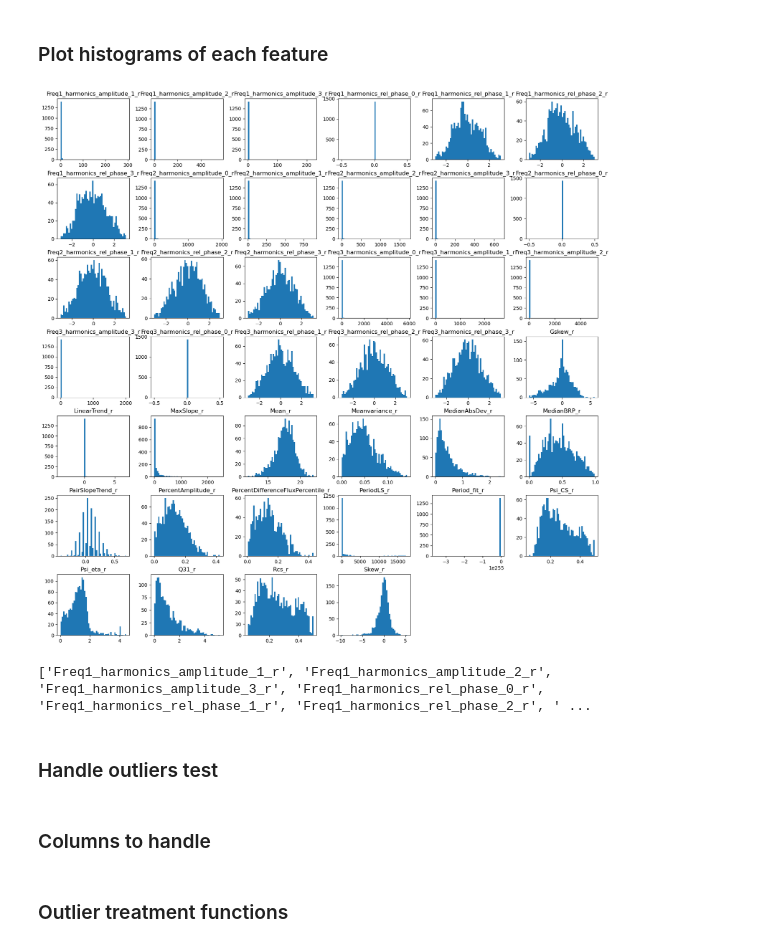
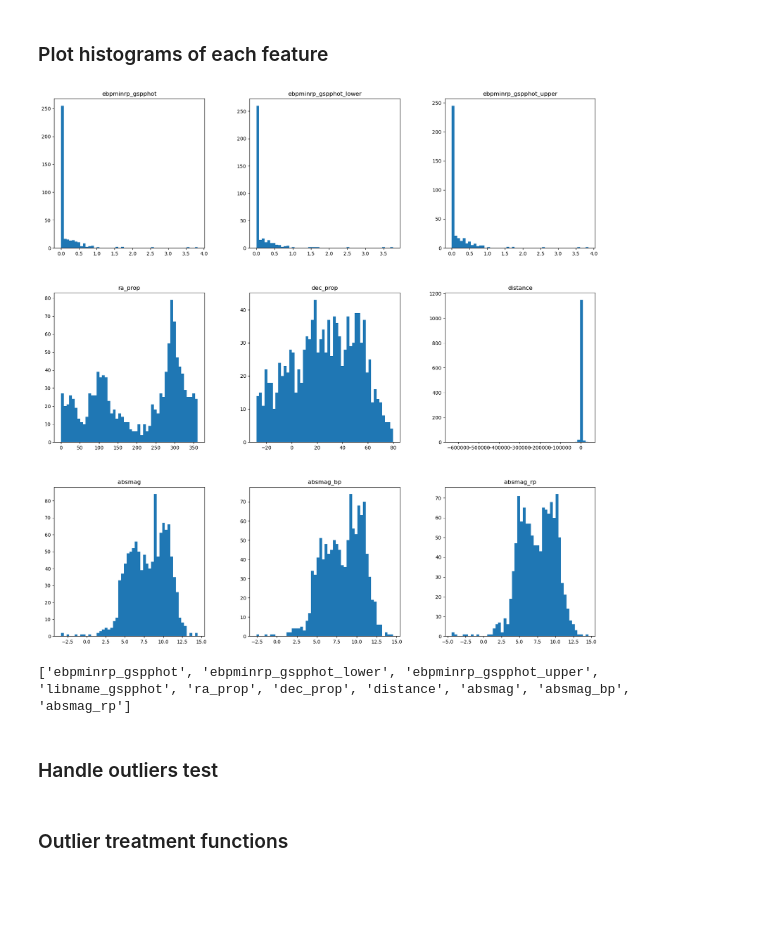
Before and after one commit to dharmesh1007/ZTF_code, a Jupyter notebook: source/3_feature_testing.ipynb, the cells around one changed output. Saved outputs shown, nothing was run; the diff lists cells and outputs as text; code cells hidden in the pictures; blank space fills up the shorter version.

```diff
--- a/source/3_feature_testing.ipynb
+++ b/source/3_feature_testing.ipynb
@@ -352,27 +317,25 @@ clr_faint 0.5771566459939291
 # %%
 # Plot feature histograms
 import matplotlib.pyplot as plt
 import seaborn as sns
 
-df_hist = lc_features_df_imp.copy()
+df_hist = gaia_df.copy()
 
 cols = ['ra','dec'] + df_hist.columns.to_list()[16:]
-toshow = cols[80:120]
+toshow = cols[-10:]
 
 df_hist[toshow].hist(
     bins=50,
     grid = False,
     figsize=(20,20)
 )
 plt.show()
 print(toshow)
 # %% [output]
-[figure, old version]
+[figure, new version]
-['Freq1_harmonics_amplitude_1_r', 'Freq1_harmonics_amplitude_2_r', 'Freq1_harmonics_amplitude_3_r', 'Freq1_harmonics_rel_phase_0_r', 'Freq1_harmonics_rel_phase_1_r', 'Freq1_harmonics_rel_phase_2_r', ' ...
+['ebpminrp_gspphot', 'ebpminrp_gspphot_lower', 'ebpminrp_gspphot_upper', 'libname_gspphot', 'ra_prop', 'dec_prop', 'distance', 'absmag', 'absmag_bp', 'absmag_rp']
 # %% [markdown]
 ### Handle outliers test
-# %% [markdown]
-### Columns to handle
 # %%
 gaia_skewed = ['ra_error', 'dec_error','parallax_over_error','astrometric_n_obs_ac','astrometric_gof_al','astrometric_chi2_al',
           'astrometric_excess_noise', 'astrometric_excess_noise_sig', 'astrometric_params_solved','astrometric_sigma5d_max',
```
Also changed, not shown: parts of 7 cells of this notebook, 6 other files.
